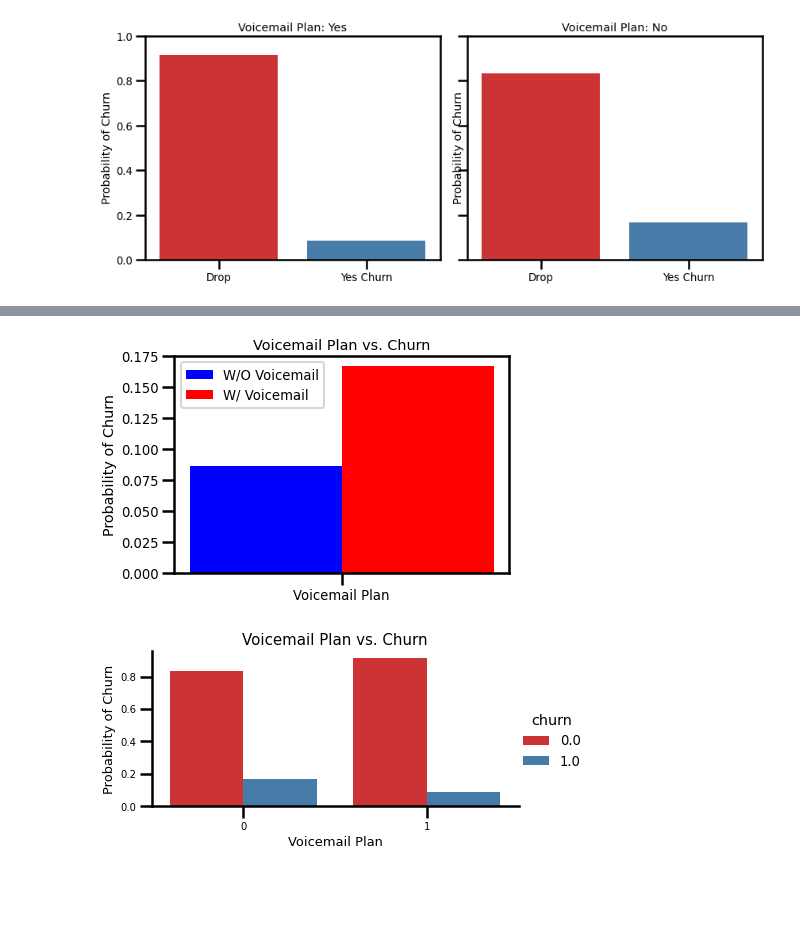
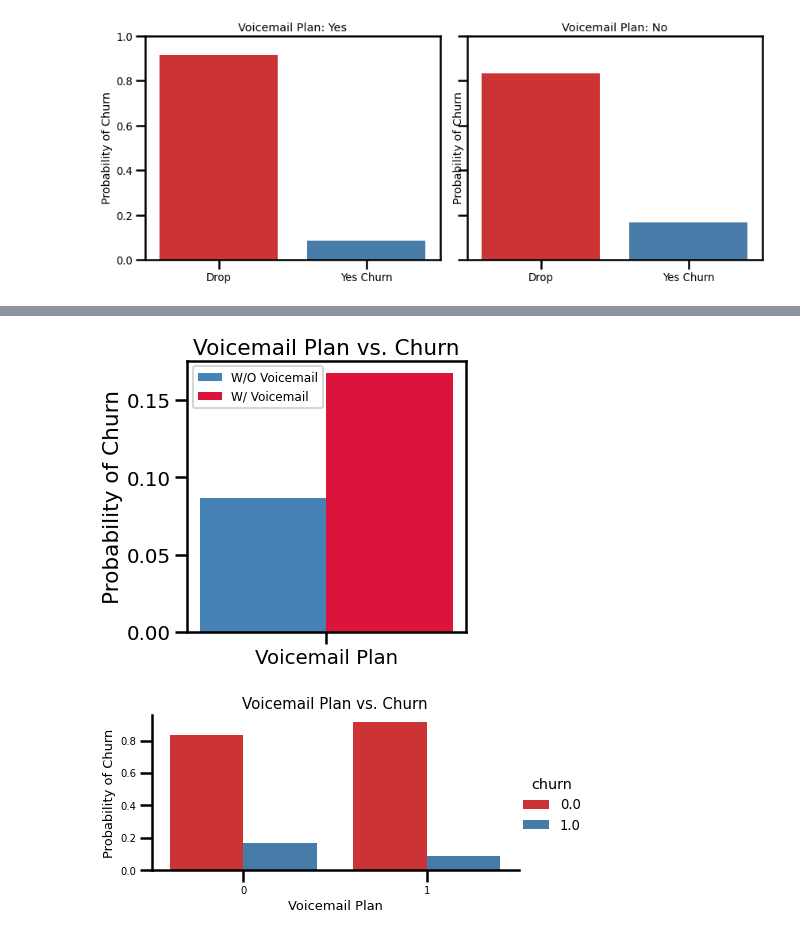
Before and after one commit to sumed-h/SyriaTelProject, a Jupyter notebook: FinalGroup2(SyriaTel).ipynb, the cells around one changed output, grey strips where cells are left out. Saved outputs shown, nothing was run; the diff lists cells and outputs as text; code cells hidden in the pictures; blank space fills up the shorter version.

```diff
--- a/FinalGroup2(SyriaTel).ipynb
+++ b/FinalGroup2(SyriaTel).ipynb
@@ -507,26 +524,28 @@ TypeError: 'AxesSubplot' object is not subscriptable
 # %%
 import numpy as np
 import matplotlib.pyplot as plt
   #W/O Voicemail','W/ Voicemail
+plt.subplots(figsize = (5, 5))
 X = ['Voicemail Plan']
 Yprob = [0.086768,]
 Zprob = [0.167151]
 
 X_axis = np.arange(len(X))
 
-plt.bar(X_axis - 0.2, Yprob, 0.4, color='blue', label = 'W/O Voicemail')
-plt.bar(X_axis + 0.2, Zprob, 0.4, color='red', label = 'W/ Voicemail')
+plt.bar(X_axis - 0.2, Yprob, 0.4, color='steelblue', label = 'W/O Voicemail')
+plt.bar(X_axis + 0.2, Zprob, 0.4, color='crimson', label = 'W/ Voicemail')
 
 plt.xticks(X_axis, X)
 ax.tick_params(left=True, bottom=False)
 plt.ylabel("Probability of Churn")
 plt.title("Voicemail Plan vs. Churn")
-plt.legend()
+plt.legend(prop={'size': 12})
+plt.savefig('Voicemailchurn.jpg', dpi=300, bbox_inches='tight')
 plt.show();
 
 #plt.savefig('Voicemailchurn.jpg', dpi=300, bbox_inches='tight')
 # %% [output]
-[figure, old version]
+[figure, new version]
 # %%
 #drop the churn(red)
 #change tick labels to w/ and w/o
```
Also changed, not shown: parts of 4 cells of this notebook.
